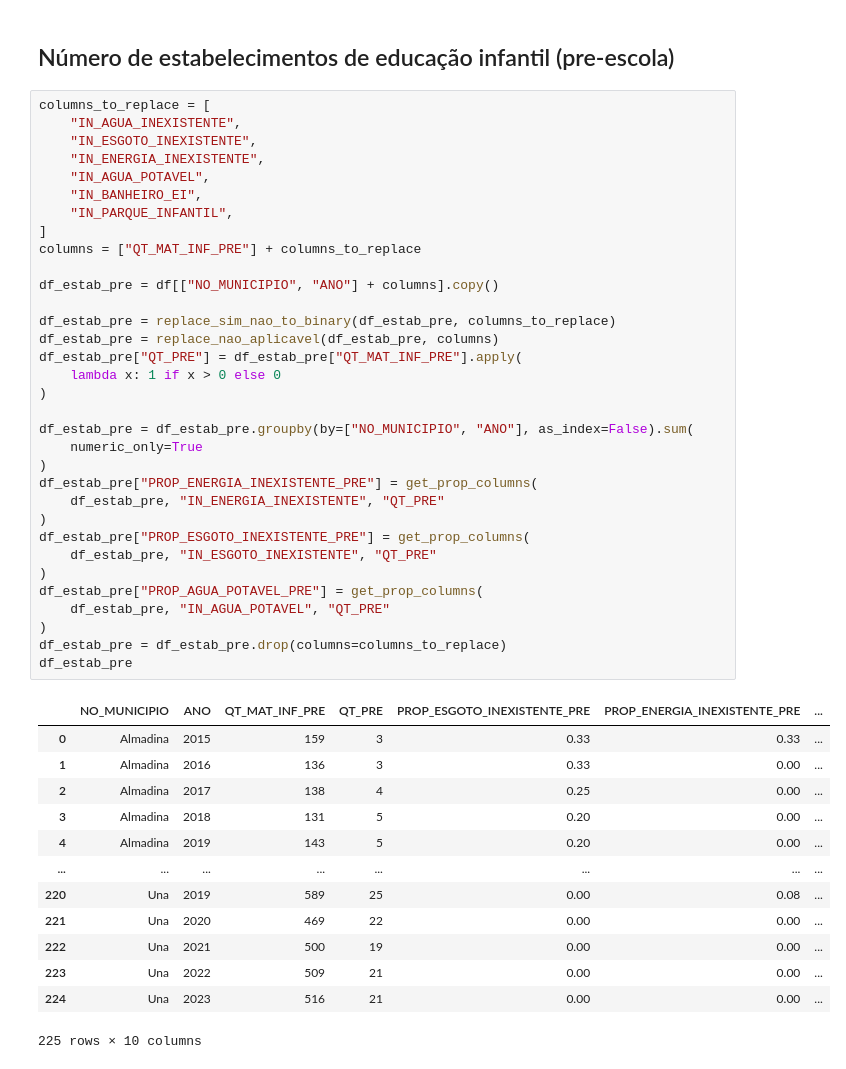
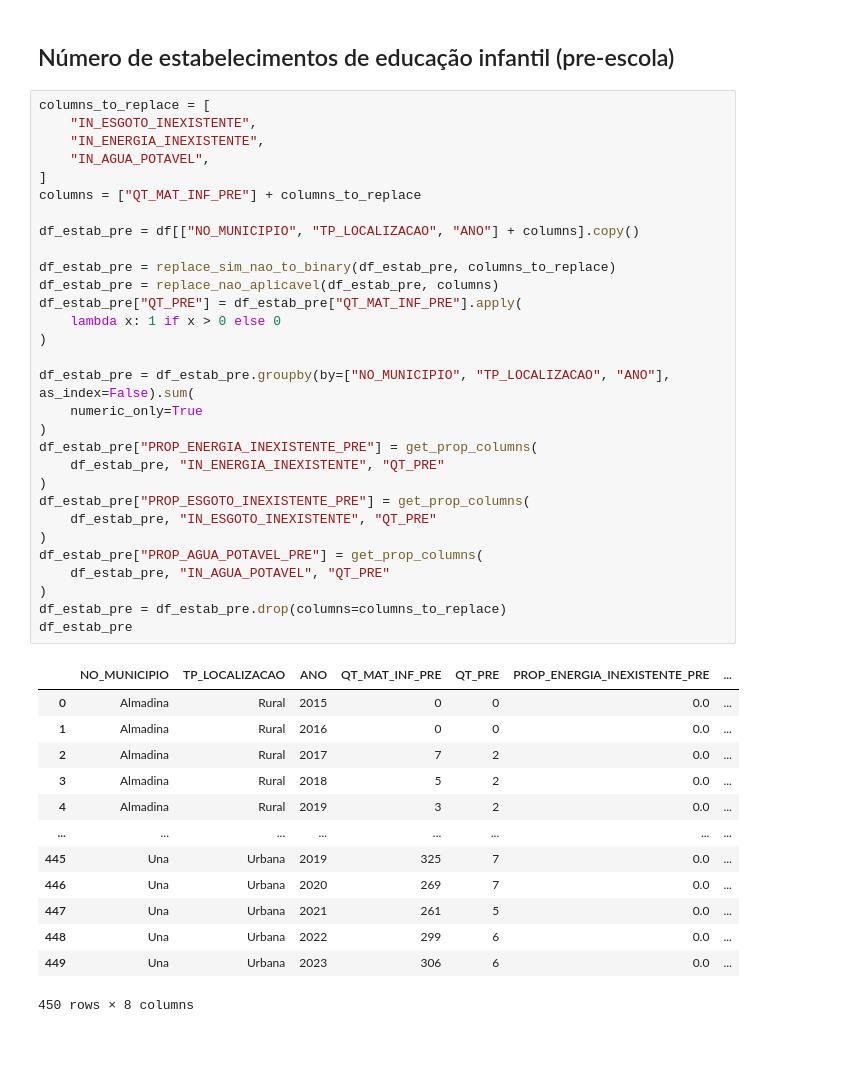
Before and after one commit to matheusssilva991/tj_educacao, a Jupyter notebook: src/tmp.ipynb, the cells around one changed output. Cells and saved outputs as stored; diff of their text form.

```diff
--- a/src/tmp.ipynb
+++ b/src/tmp.ipynb
@@ -231,48 +231,45 @@ df_estab_pre
 ## Número de estabelecimentos de educação infantil (pre-escola)
 # %%
 columns_to_replace = [
-    "IN_AGUA_INEXISTENTE",
     "IN_ESGOTO_INEXISTENTE",
     "IN_ENERGIA_INEXISTENTE",
     "IN_AGUA_POTAVEL",
-    "IN_BANHEIRO_EI",
-    "IN_PARQUE_INFANTIL",
 ]
 columns = ["QT_MAT_INF_PRE"] + columns_to_replace
 
-df_estab_pre = df[["NO_MUNICIPIO", "ANO"] + columns].copy()
+df_estab_pre = df[["NO_MUNICIPIO", "TP_LOCALIZACAO", "ANO"] + columns].copy()
 
 df_estab_pre = replace_sim_nao_to_binary(df_estab_pre, columns_to_replace)
 df_estab_pre = replace_nao_aplicavel(df_estab_pre, columns)
 df_estab_pre["QT_PRE"] = df_estab_pre["QT_MAT_INF_PRE"].apply(
     lambda x: 1 if x > 0 else 0
 )
 
-df_estab_pre = df_estab_pre.groupby(by=["NO_MUNICIPIO", "ANO"], as_index=False).sum(
+df_estab_pre = df_estab_pre.groupby(by=["NO_MUNICIPIO", "TP_LOCALIZACAO", "ANO"], as_index=False).sum(
     numeric_only=True
 )
 df_estab_pre["PROP_ENERGIA_INEXISTENTE_PRE"] = get_prop_columns(
     df_estab_pre, "IN_ENERGIA_INEXISTENTE", "QT_PRE"
 )
 df_estab_pre["PROP_ESGOTO_INEXISTENTE_PRE"] = get_prop_columns(
     df_estab_pre, "IN_ESGOTO_INEXISTENTE", "QT_PRE"
 )
 df_estab_pre["PROP_AGUA_POTAVEL_PRE"] = get_prop_columns(
     df_estab_pre, "IN_AGUA_POTAVEL", "QT_PRE"
 )
 df_estab_pre = df_estab_pre.drop(columns=columns_to_replace)
 df_estab_pre
 # %% [output]
-|  | NO_MUNICIPIO | ANO | QT_MAT_INF_PRE | QT_PRE | PROP_ESGOTO_INEXISTENTE_PRE | PROP_ENERGIA_INEXISTENTE_PRE | ... |
-| 0 | Almadina | 2015 | 159 | 3 | 0.33 | 0.33 | ... |
-| 1 | Almadina | 2016 | 136 | 3 | 0.33 | 0.00 | ... |
-| 2 | Almadina | 2017 | 138 | 4 | 0.25 | 0.00 | ... |
-| 3 | Almadina | 2018 | 131 | 5 | 0.20 | 0.00 | ... |
-| 4 | Almadina | 2019 | 143 | 5 | 0.20 | 0.00 | ... |
+|  | NO_MUNICIPIO | TP_LOCALIZACAO | ANO | QT_MAT_INF_PRE | QT_PRE | PROP_ENERGIA_INEXISTENTE_PRE | ... |
+| 0 | Almadina | Rural | 2015 | 0 | 0 | 0.0 | ... |
+| 1 | Almadina | Rural | 2016 | 0 | 0 | 0.0 | ... |
+| 2 | Almadina | Rural | 2017 | 7 | 2 | 0.0 | ... |
+| 3 | Almadina | Rural | 2018 | 5 | 2 | 0.0 | ... |
+| 4 | Almadina | Rural | 2019 | 3 | 2 | 0.0 | ... |
 | ... | ... | ... | ... | ... | ... | ... | ... |
-| 220 | Una | 2019 | 589 | 25 | 0.00 | 0.08 | ... |
-| 221 | Una | 2020 | 469 | 22 | 0.00 | 0.00 | ... |
-| 222 | Una | 2021 | 500 | 19 | 0.00 | 0.00 | ... |
-| 223 | Una | 2022 | 509 | 21 | 0.00 | 0.00 | ... |
-| 224 | Una | 2023 | 516 | 21 | 0.00 | 0.00 | ... |
+| 445 | Una | Urbana | 2019 | 325 | 7 | 0.0 | ... |
+| 446 | Una | Urbana | 2020 | 269 | 7 | 0.0 | ... |
+| 447 | Una | Urbana | 2021 | 261 | 5 | 0.0 | ... |
+| 448 | Una | Urbana | 2022 | 299 | 6 | 0.0 | ... |
+| 449 | Una | Urbana | 2023 | 306 | 6 | 0.0 | ... |
-225 rows × 10 columns
+450 rows × 8 columns
```
